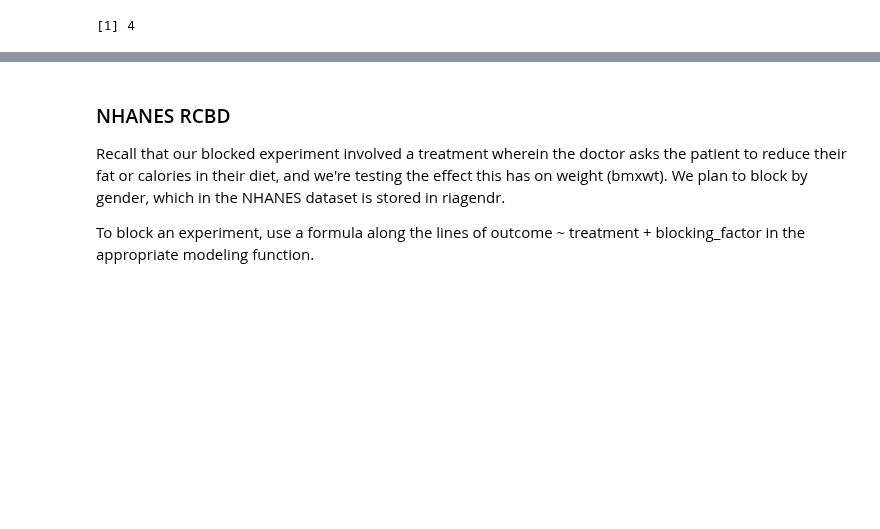
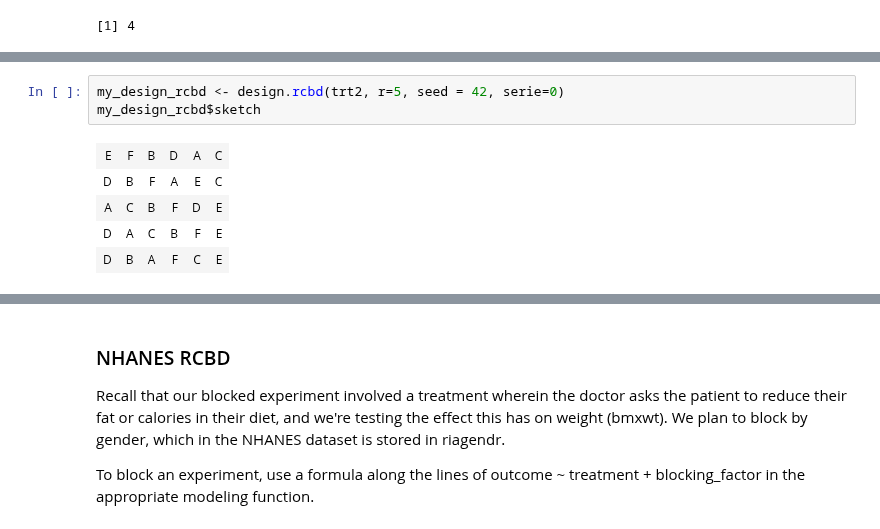
Before and after one commit to iamjz/R-Data, a Jupyter notebook: Design of Experiments.ipynb, the cells around one changed output, grey strips where cells are left out. Saved outputs shown, nothing was run; the diff lists cells and outputs as text; blank space fills up the shorter version.

```diff
--- a/Design of Experiments.ipynb
+++ b/Design of Experiments.ipynb
@@ -1729,0 +1745,9 @@ my_design_rcbd$sketch
+# %%
+my_design_rcbd <- design.rcbd(trt2, r=5, seed = 42, serie=0)
+my_design_rcbd$sketch
+# %% [output]
+| E | F | B | D | A | C |
+| D | B | F | A | E | C |
+| A | C | B | F | D | E |
+| D | A | C | B | F | E |
+| D | B | A | F | C | E |
```
Also changed, not shown: parts of 7 cells of this notebook, 4 other files.
